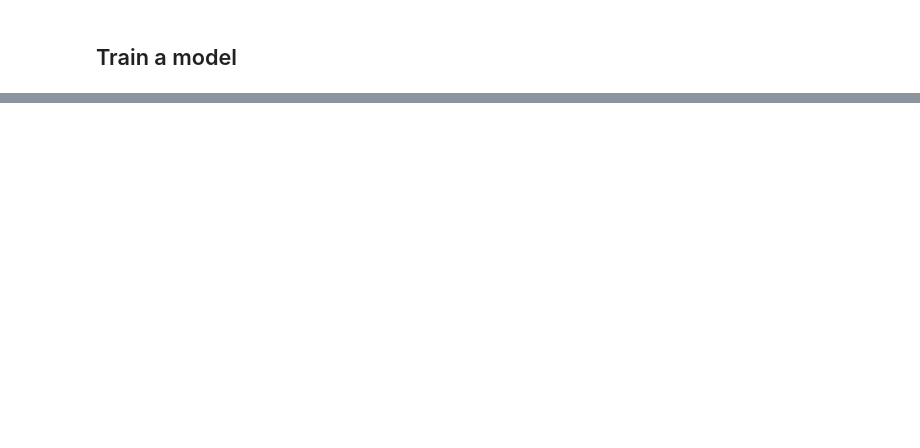
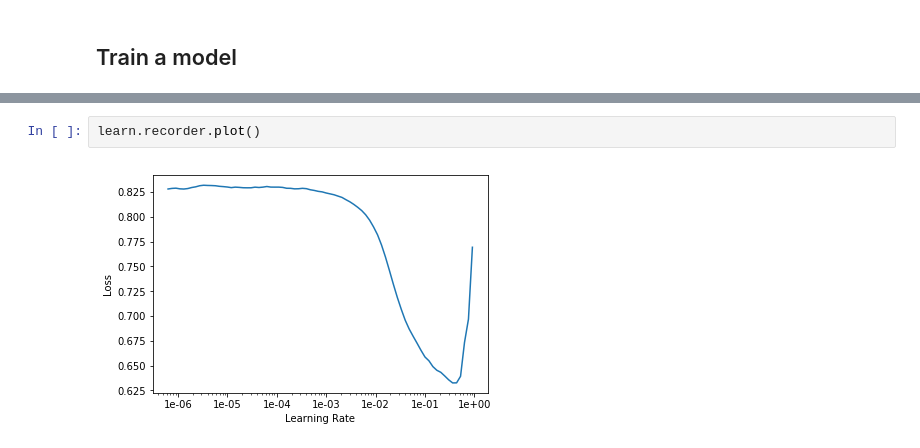
Before and after one commit to remiconnesson/chestxray, a Jupyter notebook: NIHCC-ChestXray.ipynb, the cells around one changed output, grey strips where cells are left out. Cells and saved outputs as stored; diff of their text form; blank space fills up the shorter version.

```diff
--- a/NIHCC-ChestXray.ipynb
+++ b/NIHCC-ChestXray.ipynb
@@ -263,0 +325,4 @@ NameError: name 'resnet34' is not defined
+# %%
+learn.recorder.plot()
+# %% [output]
+[figure, added]
```
Also changed, not shown: parts of 57 cells of this notebook.
